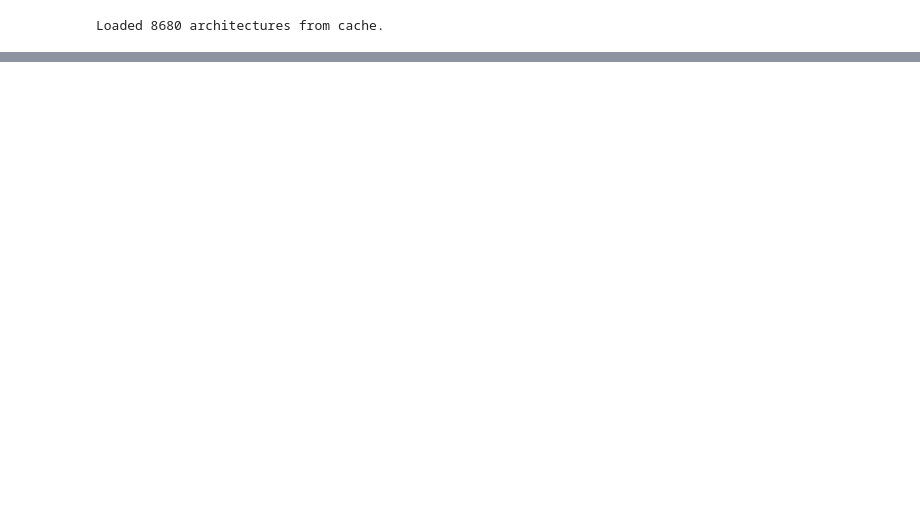
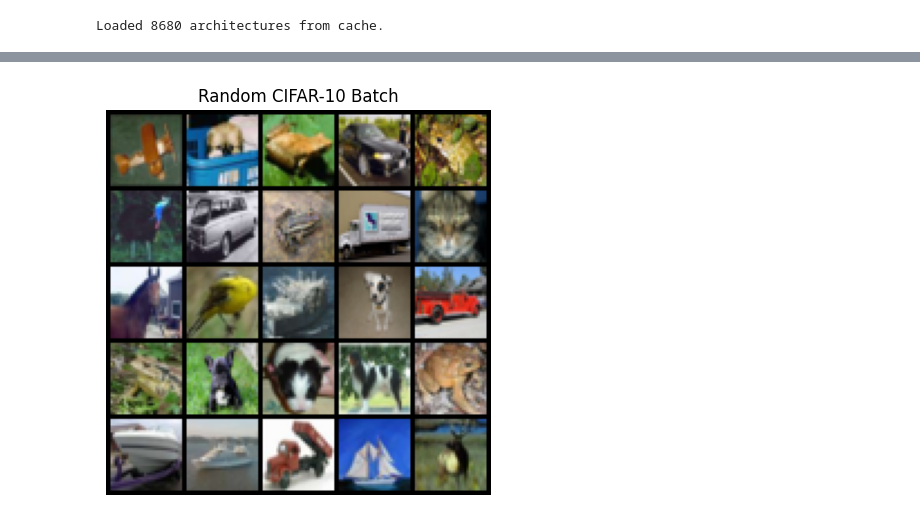
Before and after one commit to Sivanirosh/AOPT_MOONAS, a Jupyter notebook: notebooks/Toy_example.ipynb, the cells around one changed output, grey strips where cells are left out. Saved outputs shown, nothing was run; the diff lists cells and outputs as text; code cells hidden in the pictures; blank space fills up the shorter version.

```diff
--- a/notebooks/Toy_example.ipynb
+++ b/notebooks/Toy_example.ipynb
@@ -560,0 +643,14 @@ plt.show()
+# %%
+from torch.utils.data import DataLoader
+import torchvision.utils as vutils
+
+loader = DataLoader(ds, batch_size=25, shuffle=True)
+imgs, lbls = next(iter(loader))
+grid = vutils.make_grid(imgs * 0.5 + 0.5, nrow=5, normalize=False)
+plt.figure(figsize=(5,5))
+plt.imshow(grid.permute(1,2,0).numpy())
+plt.axis('off')
+plt.title("Random CIFAR-10 Batch")
+plt.show()
+# %% [output]
+[figure, added]
```
Also changed, not shown: parts of 6 cells of this notebook, 46 other files.
